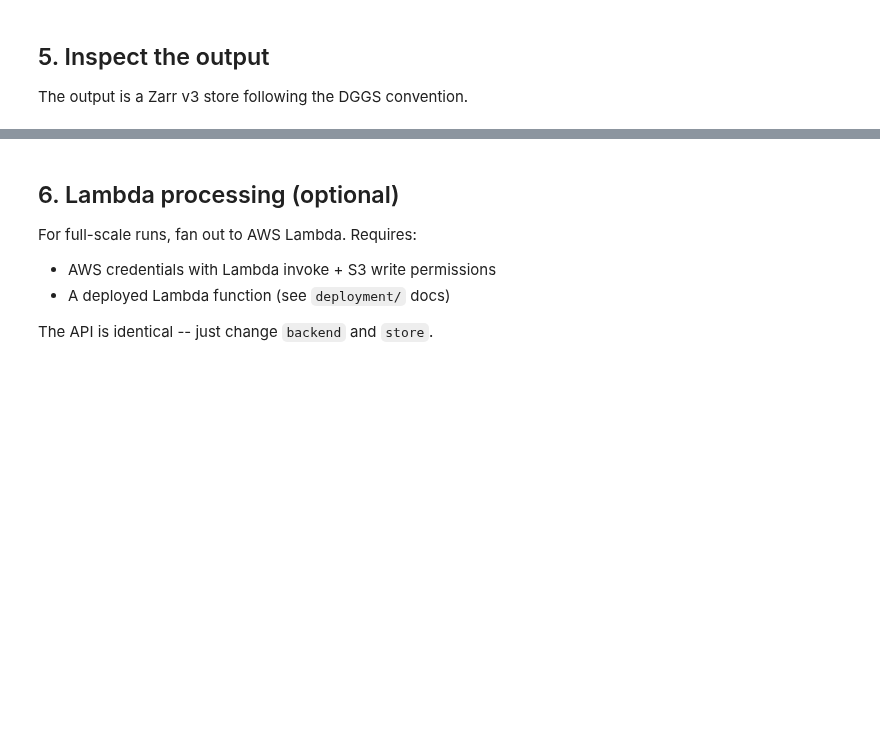
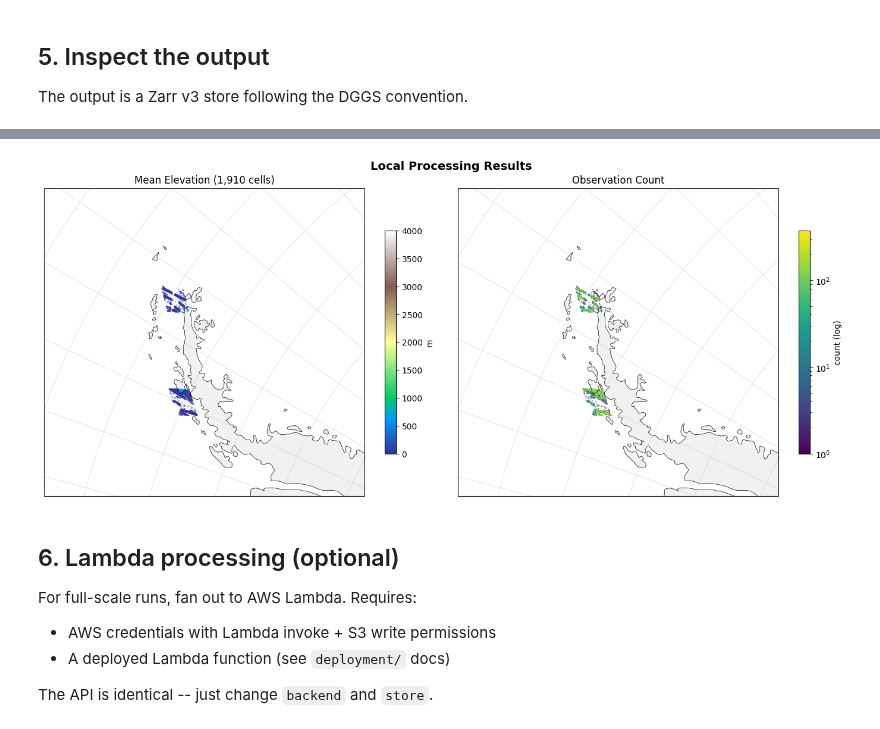
Before and after one commit to englacial/zagg, a Jupyter notebook: notebooks/jupyterhub_example.ipynb, the cells around one changed output, grey strips where cells are left out. Drawn from its saved outputs; the diff is of its cells as text; code cells hidden in the pictures; blank space fills up the shorter version.

```diff
--- a/notebooks/jupyterhub_example.ipynb
+++ b/notebooks/jupyterhub_example.ipynb
@@ -197,43 +204,42 @@ print(f"Total observations: {count[has_data].sum():,}")
 # %%
 import cartopy.crs as ccrs
 import cartopy.feature as cfeature
 import matplotlib.pyplot as plt
 from mortie._healpix import pix2ang
-from pyproj import Transformer
 
 # Get coordinates for cells with data
 cell_ids = group["cell_ids"][:][has_data].astype(np.int64)
 h_mean = group["h_mean"][:][has_data]
 lon, lat = pix2ang(2 ** child_order, cell_ids)
-
-# Project to polar stereographic
-transformer = Transformer.from_crs("EPSG:4326", "EPSG:3031", always_xy=True)
-x, y = transformer.transform(lon, lat)
 
 proj = ccrs.SouthPolarStereo()
 fig, axes = plt.subplots(1, 2, figsize=(14, 6), subplot_kw={"projection": proj})
 
 for ax in axes:
     ax.coastlines(resolution="50m", linewidth=0.5)
     ax.add_feature(cfeature.LAND, facecolor="lightgray", alpha=0.3)
     ax.gridlines(draw_labels=False, alpha=0.3)
-    ax.set_extent([-180, 180, -90, -60], crs=ccrs.PlateCarree())
+    ax.set_extent([-70, -50, -70, -60], crs=ccrs.PlateCarree())
 
-# Mean elevation
-im = axes[0].scatter(x, y, c=h_mean, s=0.1, cmap="terrain", vmin=0, vmax=4000, transform=proj)
+# Mean elevation -- plot in lon/lat, let cartopy project
+im = axes[0].scatter(lon, lat, c=h_mean, s=0.1, cmap="terrain", vmin=0, vmax=4000,
+                     transform=ccrs.PlateCarree())
 axes[0].set_title(f"Mean Elevation ({has_data.sum():,} cells)")
 plt.colorbar(im, ax=axes[0], label="m", shrink=0.7)
 
 # Observation count
 count_data = count[has_data].astype(np.float64)
-im = axes[1].scatter(x, y, c=count_data, s=0.1, cmap="viridis",
-                     norm=plt.matplotlib.colors.LogNorm(vmin=1), transform=proj)
+im = axes[1].scatter(lon, lat, c=count_data, s=0.1, cmap="viridis",
+                     norm=plt.matplotlib.colors.LogNorm(vmin=1),
+                     transform=ccrs.PlateCarree())
 axes[1].set_title("Observation Count")
 plt.colorbar(im, ax=axes[1], label="count (log)", shrink=0.7)
 
 plt.suptitle("Local Processing Results", fontsize=14, weight="bold")
 plt.tight_layout()
 plt.show()
+# %% [output]
+[figure, added]
 # %% [markdown]
 ## 6. Lambda processing (optional)
 
```
Also changed, not shown: parts of 3 cells of this notebook, 1 other file.
